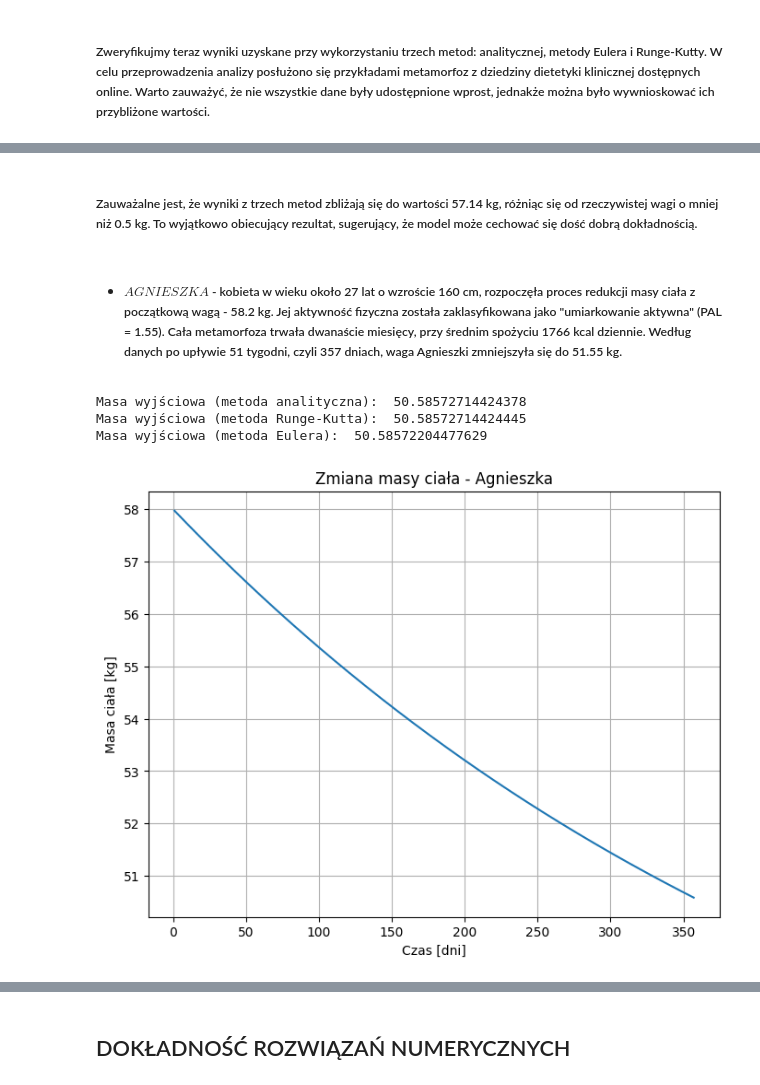
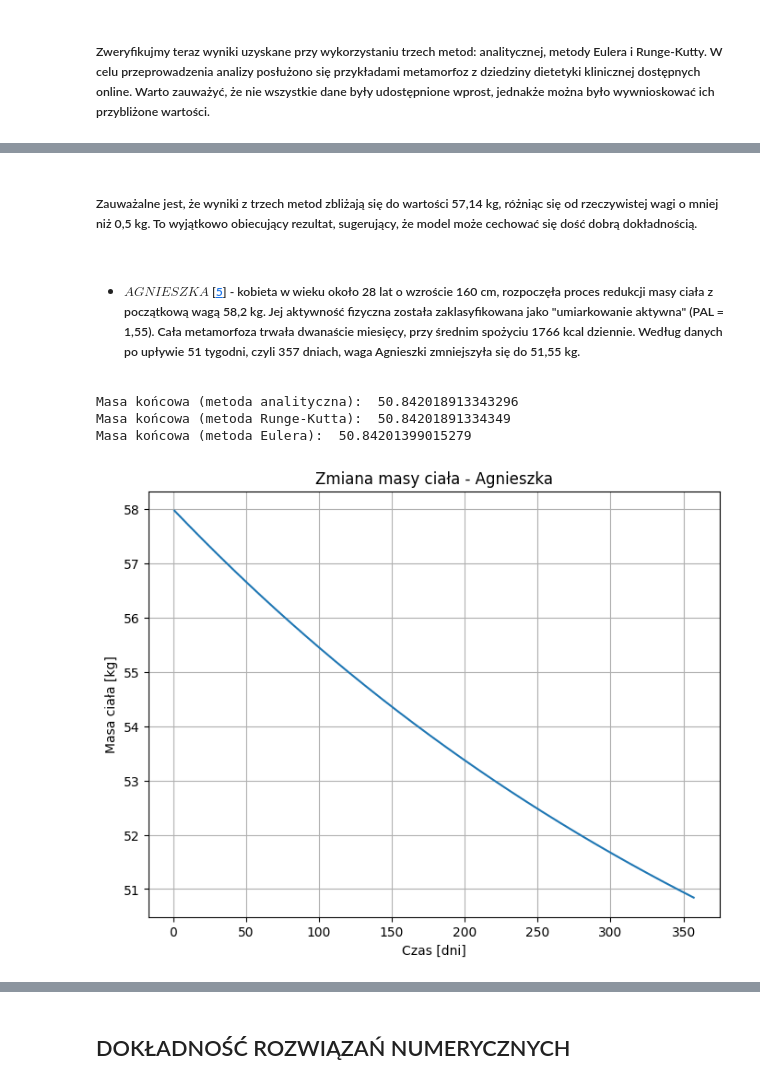
Before and after one commit to alicjagornik/Projekt_Rownania, a Jupyter notebook: tekst_inna_wersja.ipynb, the cells around one changed output, grey strips where cells are left out. Saved outputs shown, nothing was run; the diff lists cells and outputs as text; code cells hidden in the pictures.

```diff
--- a/tekst_inna_wersja.ipynb
+++ b/tekst_inna_wersja.ipynb
@@ -228,7 +229,7 @@ class BodyWeight():
         """Funkcja obliczająca błąd między rozwiązaniami analitycznym i numerycznymi."""
         r_k_e = []
         euler_e = []
-        steps_e = (0.1, 1)
+        steps_e = [0.1, 0.5, 1]
         for h in steps_e:
             euler_e.append(np.abs(self.final_weight_analytical() - self.final_weight_euler(h) ))
             r_k_e.append(np.abs(self.final_weight_analytical() - self.final_weight_runge_kutta(h) ))
@@ -261,16 +262,16 @@ Masa wyjściowa (metoda Eulera):  57.14542532400884
 [figure]
 # %% [markdown]
-##### Zauważalne jest, że wyniki z trzech metod zbliżają się do wartości 57.14 kg, różniąc się od rzeczywistej wagi o mniej niż 0.5 kg. To wyjątkowo obiecujący rezultat, sugerujący, że model może cechować się dość dobrą dokładnością.
+##### Zauważalne jest, że wyniki z trzech metod zbliżają się do wartości 57,14 kg, różniąc się od rzeczywistej wagi o mniej niż 0,5 kg. To wyjątkowo obiecujący rezultat, sugerujący, że model może cechować się dość dobrą dokładnością.
 # %% [markdown]
-- ##### $AGNIESZKA$ - kobieta w wieku około 27 lat o wzroście 160 cm, rozpoczęła proces redukcji masy ciała z początkową wagą - 58.2 kg. Jej aktywność fizyczna została zaklasyfikowana jako "umiarkowanie aktywna" (PAL = 1.55). Cała metamorfoza trwała dwanaście miesięcy, przy średnim spożyciu 1766 kcal dziennie. Według danych po upływie 51 tygodni, czyli 357 dniach, waga Agnieszki zmniejszyła się do 51.55 kg.
+- ##### $AGNIESZKA$ [[5](https://centrumrespo.pl/historia/agnieszka/)] - kobieta w wieku około 28 lat o wzroście 160 cm, rozpoczęła proces redukcji masy ciała z początkową wagą 58,2 kg. Jej aktywność fizyczna została zaklasyfikowana jako "umiarkowanie aktywna" (PAL = 1,55). Cała metamorfoza trwała dwanaście miesięcy, przy średnim spożyciu 1766 kcal dziennie. Według danych po upływie 51 tygodni, czyli 357 dniach, waga Agnieszki zmniejszyła się do 51,55 kg.
 # %%
-Agnieszka = BodyWeight(name="Agnieszka", t=357, m=58, h=160, a=27, c=1766, f=1.55, sex="k")
-print("Masa wyjściowa (metoda analityczna): ", Agnieszka.final_weight_analytical())
-print("Masa wyjściowa (metoda Runge-Kutta): ", Agnieszka.final_weight_runge_kutta())
-print("Masa wyjściowa (metoda Eulera): ", Agnieszka.final_weight_euler())
+Agnieszka = BodyWeight(name="Agnieszka", t=357, m=58, h=160, a=28, c=1766, f=1.55, sex="k")
+print("Masa końcowa (metoda analityczna): ", Agnieszka.final_weight_analytical())
+print("Masa końcowa (metoda Runge-Kutta): ", Agnieszka.final_weight_runge_kutta())
+print("Masa końcowa (metoda Eulera): ", Agnieszka.final_weight_euler())
 Agnieszka.all_weights()
 # %% [output]
-Masa wyjściowa (metoda analityczna):  50.58572714424378
-Masa wyjściowa (metoda Runge-Kutta):  50.58572714424445
-Masa wyjściowa (metoda Eulera):  50.58572204477629
+Masa końcowa (metoda analityczna):  50.842018913343296
+Masa końcowa (metoda Runge-Kutta):  50.84201891334349
+Masa końcowa (metoda Eulera):  50.84201399015279
-[figure, old version]
+[figure, new version]
```
Also changed, not shown: parts of 14 cells of this notebook.
